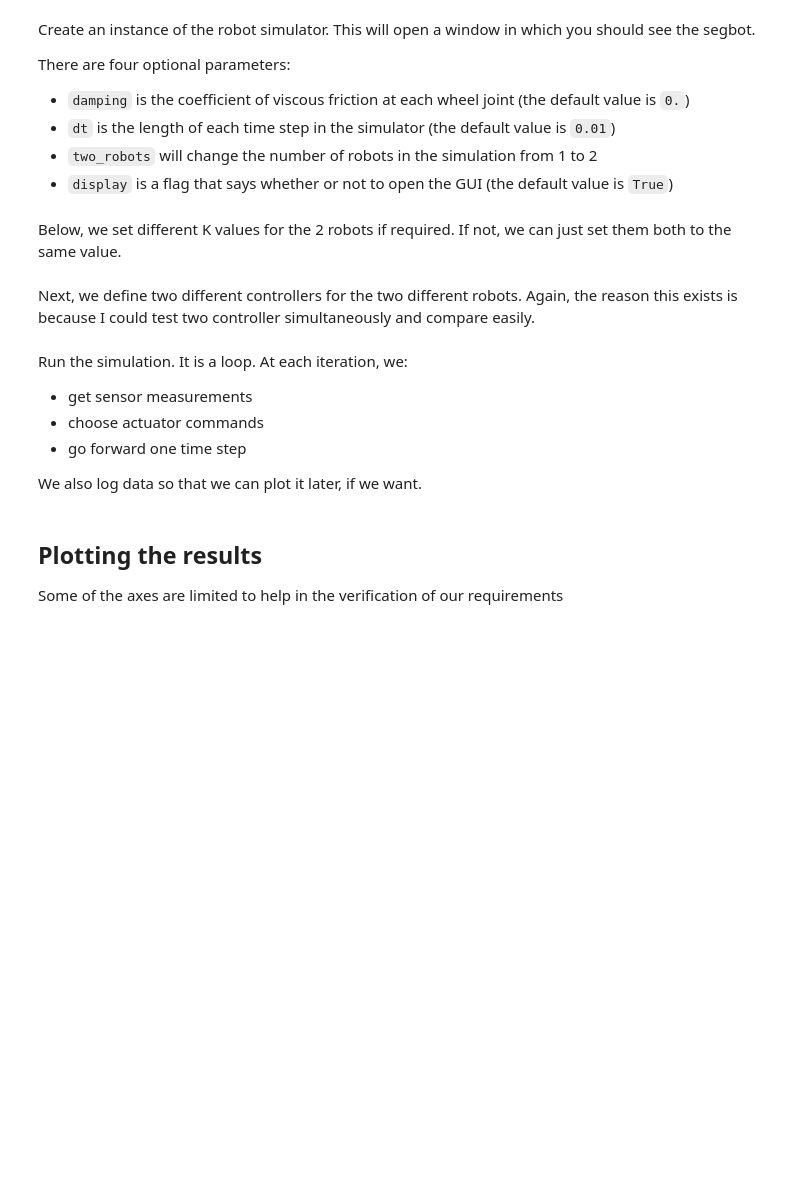
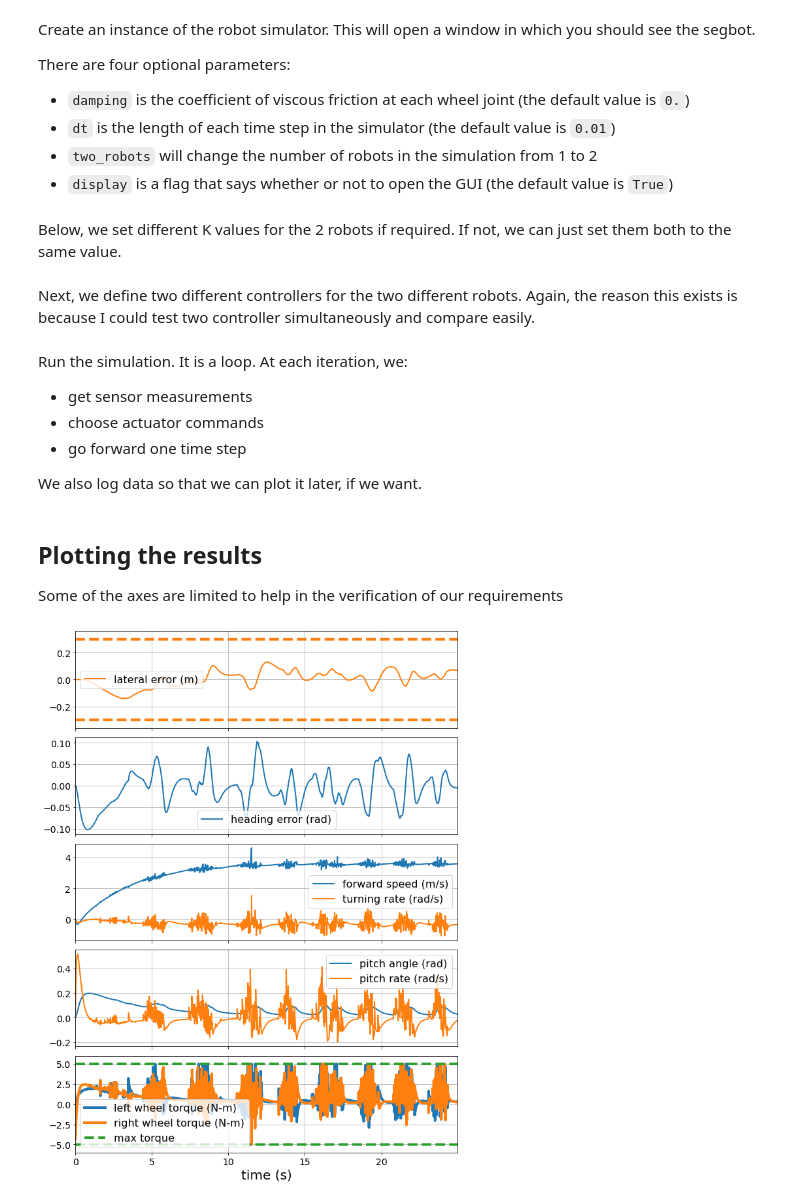
Before and after one commit to GigaVoltFlash/ae353-sp21, a Jupyter notebook: projects/02_segbot/02_code/GenerateResults.ipynb, the cells around one changed output. Saved outputs shown, nothing was run; the diff lists cells and outputs as text; code cells hidden in the pictures; blank space fills up the shorter version.

```diff
--- a/projects/02_segbot/02_code/GenerateResults.ipynb
+++ b/projects/02_segbot/02_code/GenerateResults.ipynb
@@ -218,7 +286,7 @@ There are four optional parameters:
 * `two_robots` will change the number of robots in the simulation from 1 to 2
 * `display` is a flag that says whether or not to open the GUI (the default value is `True`)
 # %%
-two_robots = True
+two_robots = False
 # %%
 robot = ae353_segbot.RobotSimulator(damping=0., dt=0.01, two_robots=two_robots, display=True)
 # %% [markdown]
@@ -232,7 +300,7 @@ Next, we define two different controllers for the two different robots. Again, t
 class RobotController1:
     def __init__(self, dt=0.01, K = K1):
         self.dt = dt
-        self.v_des = 3.0
+        self.v_des = 4. ## This can be set to different values for the different desired velocities
         self.e_l_des = -0.3
         self.K = K
 
@@ -253,7 +321,7 @@ controller1 = RobotController1(dt=robot.dt)
 class RobotController2:
     def __init__(self, dt=0.01, K = K2):
         self.dt = dt
-        self.v_des = 3.0
+        self.v_des = 2
         self.e_l_des = -0.3
         self.K = K
 
@@ -279,19 +347,19 @@ We also log data so that we can plot it later, if we want.
 robot.reset(turn_left=False,            # does the robot turn left or right around the track
             ground_pitch=0.0,            # angle that the track is sloped (rad)
             initial_speed=0.0,           # initial forward speed of segbot (m/s)
-            initial_lateral_error=0.,   # initial lateral error of segbot (m)
+            initial_lateral_error=0,   # initial lateral error of segbot (m)
             initial_heading_error=0.,   # initial heading error of segbot (rad)
             initial_pitch=0.0)           # initial pitch angle of chassis (rad)
 
 # Choose a camera view
-# robot.camera_sideview()
+robot.camera_sideview()
 # robot.camera_topview()
-# robot.camera_chaseview(yaw=270.) # For robot 1, robot 2 camera not set up yet.
+# robot.camera_chaseview(yaw=200.) # For robot 1, robot 2 camera not set up yet.
 
 
 # Choose how long we want to run the simulation, and
 # compute the corresponding number of time steps
-run_time = 20.
+run_time = 25.
 num_steps = int(run_time/robot.dt)
 
 if (two_robots):
@@ -412,46 +480,55 @@ for step in range(num_steps):
 ## Plotting the results
 Some of the axes are limited to help in the verification of our requirements
 # %%
-# Create a figure with four subplots, all of which share the same x-axis
-fig, ax = plt.subplots(4, 1, figsize=(9, 12), sharex=True)
+# Create a figure with five subplots, all of which share the same x-axis
+fig, ax = plt.subplots(5, 1, figsize=(9, 12), sharex=True)
 
 # First subplot
-ax[0].plot(data['t'], data['lateral_error1'], label='lateral error (m)', linewidth=2)
-ax[0].plot(data['t'], data['heading_error1'], label='heading error (rad)', linewidth=2)
+ax[0].plot(data['t'], data['lateral_error1'], label='lateral error (m)', linewidth=2, color='C1')
 ax[0].grid()
 ax[0].legend(fontsize=16)
 ax[0].tick_params(labelsize=14)
-ax[0].set_ylim(-0.3,0.3)
+ax[0].plot(data['t'], np.ones_like(data['t']) * 0.3, '--', label='max lateral displacement', linewidth=4, color='C1')
+ax[0].plot(data['t'], -np.ones_like(data['t']) * 0.3, '--', linewidth=4, color='C1')
+ax[0].set_ylim(-0.3*1.2,0.3*1.2)
 
 
 # Second subplot
-ax[1].plot(data['t'], data['forward_speed1'], label='forward speed (m/s)', linewidth=2)
-ax[1].plot(data['t'], data['turning_rate1'], label='turning rate (rad/s)', linewidth=2)
+ax[1].plot(data['t'], data['heading_error1'], label='heading error (rad)', linewidth=2)
 ax[1].grid()
 ax[1].legend(fontsize=16)
 ax[1].tick_params(labelsize=14)
 
 # Third subplot
-ax[2].plot(data['t'], data['pitch_angle1'], label='pitch angle (rad)', linewidth=2)
-ax[2].plot(data['t'], data['pitch_rate1'], label='pitch rate (rad/s)', linewidth=2)
+ax[2].plot(data['t'], data['forward_speed1'], label='forward speed (m/s)', linewidth=2)
+ax[2].plot(data['t'], data['turning_rate1'], label='turning rate (rad/s)', linewidth=2)
 ax[2].grid()
 ax[2].legend(fontsize=16)
 ax[2].tick_params(labelsize=14)
 
 # Fourth subplot
-ax[3].plot(data['t'], data['tau_left1'], label='left wheel torque (N-m)', linewidth=4)
-ax[3].plot(data['t'], data['tau_right1'], label='right wheel torque (N-m)', linewidth=4)
-ax[3].plot(data['t'], np.ones_like(data['t']) * robot.tau_max, '--', label='max torque', linewidth=4, color='C2')
-ax[3].plot(data['t'], -np.ones_like(data['t']) * robot.tau_max, '--', linewidth=4, color='C2')
+ax[3].plot(data['t'], data['pitch_angle1'], label='pitch angle (rad)', linewidth=2)
+ax[3].plot(data['t'], data['pitch_rate1'], label='pitch rate (rad/s)', linewidth=2)
 ax[3].grid()
 ax[3].legend(fontsize=16)
 ax[3].tick_params(labelsize=14)
-ax[3].set_ylim(-1.2 * robot.tau_max, 1.2 * robot.tau_max)
+
+# Fifth subplot
+ax[4].plot(data['t'], data['tau_left1'], label='left wheel torque (N-m)', linewidth=4)
+ax[4].plot(data['t'], data['tau_right1'], label='right wheel torque (N-m)', linewidth=4)
+ax[4].plot(data['t'], np.ones_like(data['t']) * robot.tau_max, '--', label='max torque', linewidth=4, color='C2')
+ax[4].plot(data['t'], -np.ones_like(data['t']) * robot.tau_max, '--', linewidth=4, color='C2')
+ax[4].grid()
+ax[4].legend(fontsize=16)
+ax[4].tick_params(labelsize=14)
+ax[4].set_ylim(-1.2 * robot.tau_max, 1.2 * robot.tau_max)
 
 # Set x-axis properties (only need to do this on the fourth
 # subplot since all four subplots share the same x-axis)
-ax[3].set_xlabel('time (s)', fontsize=20)
-ax[3].set_xlim([data['t'][0], data['t'][-1]])
+ax[4].set_xlabel('time (s)', fontsize=20)
+ax[4].set_xlim([data['t'][0], data['t'][-1]])
 
 # Make the arrangement of subplots look nice
 fig.tight_layout()
+# %% [output]
+[figure, added]
```
Also changed, not shown: parts of 15 cells of this notebook, 1 other file.
